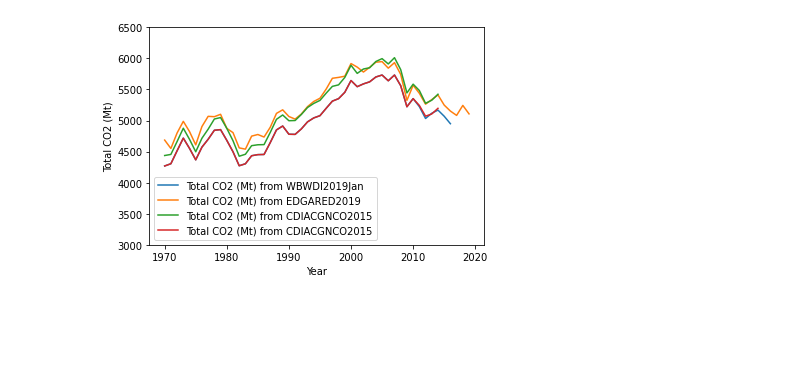
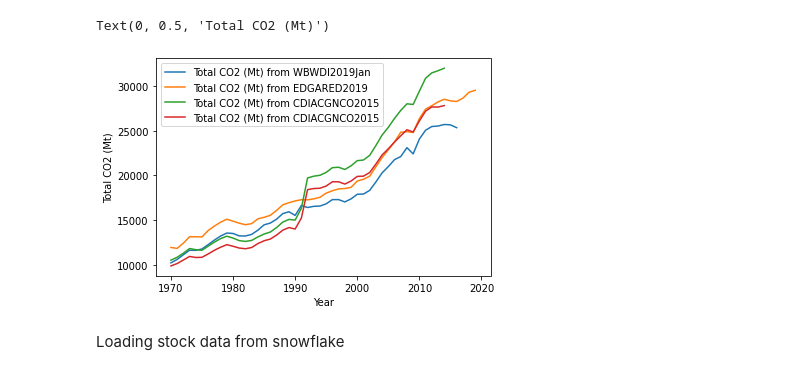
Before and after one commit to zhujunqing1996/2021-TAMU-datathon, a Jupyter notebook: ENVIRONMENT_DATA_ATLAS.ipynb, the cells around one changed output. Saved outputs shown, nothing was run; the diff lists cells and outputs as text; code cells hidden in the pictures; blank space fills up the shorter version.

```diff
--- a/ENVIRONMENT_DATA_ATLAS.ipynb
+++ b/ENVIRONMENT_DATA_ATLAS.ipynb
@@ -12,4 +12,4 @@ from collections import Counter
 warnings.filterwarnings('ignore')
 from sklearn import metrics
 # %%
-df = pd.read_csv('https://raw.githubusercontent.com/zhujunqing1996/2021-TAMU-datathon/main/DATASET_atlas%20US%20only.csv')
+df = pd.read_csv('https://raw.githubusercontent.com/zhujunqing1996/2021-TAMU-datathon/main/DATASET_atlas_top20%20countries.csv')
@@ -63,9 +61,8 @@ The unit of the values are: Mton CO2, and needs to be changed into Mt of CO2.
 Indicator3 = ['CO2 emissions from bunker fuels', 'CO2 emissions from cement production', 'CO2 emissions from fossil-fuels', 'CO2 emissions from gas flaring']
 df_filter3 = df[(df['Dataset'] == 'CDIACGNCO2015') & (df['Year'] >= 1970) & (df['Indicator'].isin(Indicator3))]
 print('The unit of the values are: {}, and needs to be changed into Mt of CO2.'.format(df_filter3['Unit'].unique()[0]))
-df_3 = pd.crosstab(df_filter3.Year, df_filter3.Indicator, values = df_filter3.Value/1000/12*44, aggfunc = 'sum')
+df_3 = pd.crosstab(df_filter3.Year, df_filter3.Indicator, values = df_filter3.Value/1000/12*44, aggfunc = 'sum').reset_index()
 df_3['Total CO2 (Mt) from CDIACGNCO2015'] = df_3.sum(axis = 1)
-df_3.reset_index(inplace = True)
 df_3.head()
 # %% [output]
 The unit of the values are: Thousand metric tons of carbon, and needs to be changed into Mt of CO2.
@@ -114,9 +111,8 @@ The unit of the values are: kt of CO2 equivalent, and needs to be changed into M
 Indicator6 = ['CO2 emissions from gas fuel consumption', 'CO2 emissions from liquid fuel consumption', 'CO2 emissions from solid fuel consumption']
 df_filter6 = df[(df['Dataset'] == 'CDIACGNCO2015') & (df['Year'] >= 1970) & (df['Indicator'].isin(Indicator6))]
 print('The unit of the values are: {}, and needs to be changed into Mt of CO2.'.format(df_filter6['Unit'].unique()[0]))
-df_6 = pd.crosstab(df_filter6.Year, df_filter6.Indicator, values = df_filter6.Value/1000/12*44, aggfunc = 'sum')
+df_6 = pd.crosstab(df_filter6.Year, df_filter6.Indicator, values = df_filter6.Value/1000/12*44, aggfunc = 'sum').reset_index()
 df_6['Total CO2 (Mt) from CDIACGNCO2015'] = df_6.sum(axis = 1)
-df_6.reset_index(inplace = True)
 df_6.head()
 # %% [output]
 The unit of the values are: Thousand metric tons of carbon, and needs to be changed into Mt of CO2.
@@ -129,10 +125,11 @@ The unit of the values are: Thousand metric tons of carbon, and needs to be chan
 # %%
 for df in [df_1, df_2, df_3, df_6]:
     plt.plot(df['Year'], df.iloc[:,-1], label = df.columns[-1])
 plt.legend()
 plt.xlabel('Year')
-plt.ylim(3000, 6500)
 plt.ylabel('Total CO2 (Mt)')
-plt.savefig('Total CO2 vs Year of different dataset.pdf')
 # %% [output]
+Text(0, 0.5, 'Total CO2 (Mt)')
-[figure, old version]
+[figure, new version]
+# %% [markdown]
+Loading stock data from snowflake
```
Also changed, not shown: parts of 26 cells of this notebook.
